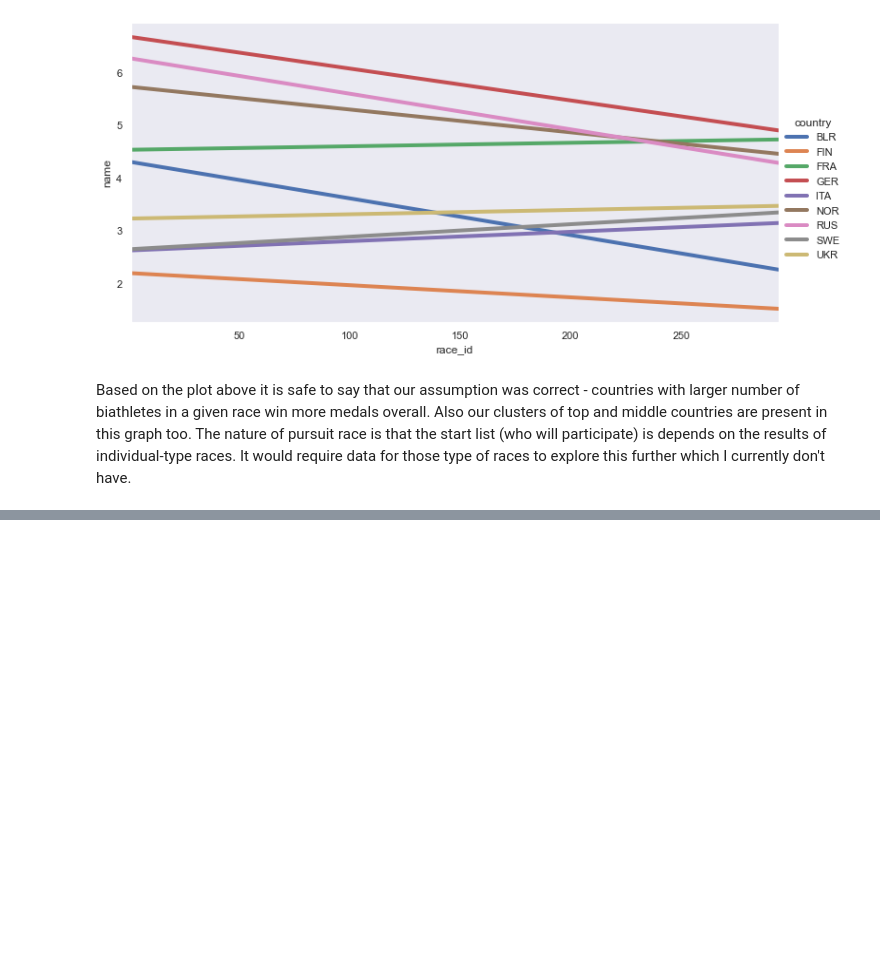
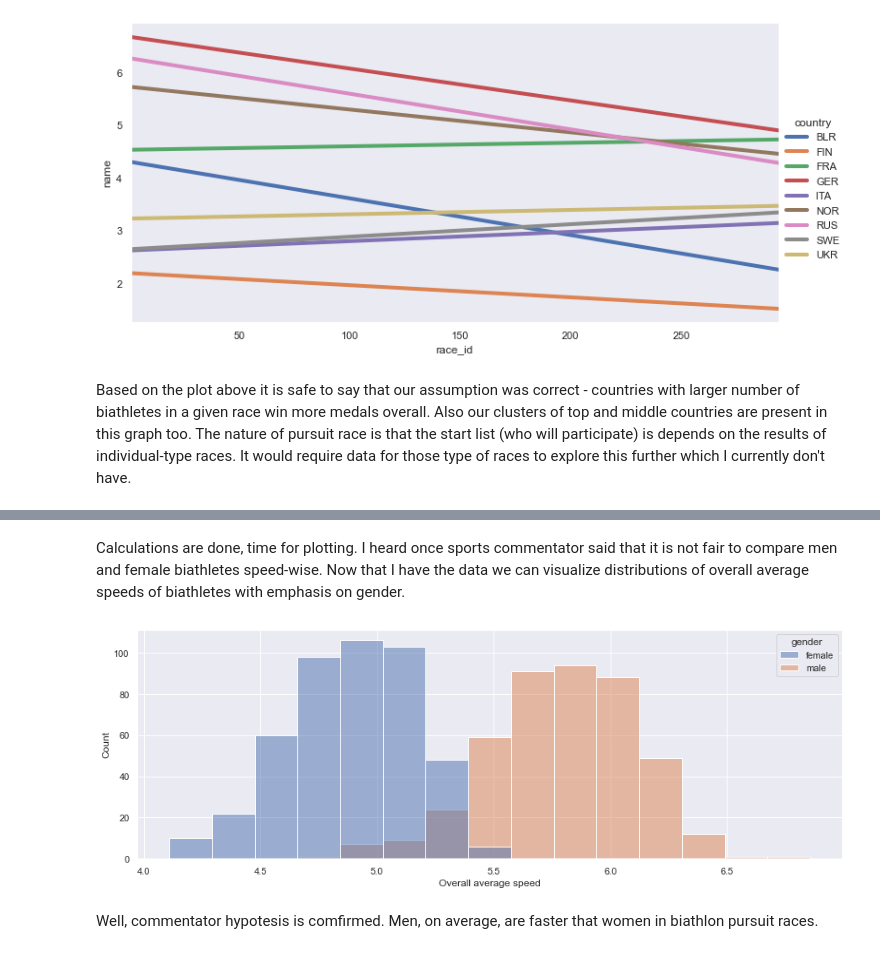
Before and after one commit to iliakhrenov/biathlon_data_analysis, a Jupyter notebook: EDA.ipynb, the cells around one changed output, grey strips where cells are left out. Cells and saved outputs as stored; diff of their text form; code cells hidden in the pictures; blank space fills up the shorter version.

```diff
--- a/EDA.ipynb
+++ b/EDA.ipynb
@@ -438,0 +495,38 @@ sns.scatterplot(data=grouped.loc[grouped['tot_acc'].isna() == False], x='tot_sho
+# %%
+# Calculating time (in seconds) traveled for every row.
+grouped = (
+    df.groupby('race_id')[['race_id','rank', 'result_time']].head(1)
+    .reset_index(drop=True).set_index(['race_id'])['result_time']
+    )
+df = pd.merge(df, grouped, how='left', on='race_id', suffixes=[None,'_first'])
+df.loc[df['rank'] != 1, 'result_time_concat'] = (
+    df['result_time_first'] + df['result_time']
+    )
+# %%
+df.loc[df['rank'] == 1, 'result_time_concat'] = df['result_time_first']
+df['seconds_traveled'] = df['result_time_concat'].apply(to_secs_result)
+df = df.drop(['result_time_first', 'result_time_concat'], axis=1)
+# %%
+# Calculating distance traveled (in km). Men track is 12.5km, for women 10km;
+# penalty lap is 0.15 km.
+df['distance_traveled'] = (
+    (df['tot_misses']*0.15)
+    + df['gender'].apply(lambda x: 12.5 if x == 'male' else 10.0)
+    )
+df.loc[df['have_finished'] == 'no', 'distance_traveled'] = np.nan
+
+# Calculating average speed (meters per second).
+df['race_avg_speed'] = df['distance_traveled']*1000 / df['seconds_traveled']
+# %%
+# Calculating overall average speed for each biathlete.
+grouped = (
+    df.groupby(['gender','name'])
+    [['distance_traveled', 'seconds_traveled']].sum()
+    .reset_index('gender')
+    )
+grouped['oa_avg_speed'] = (
+    grouped['distance_traveled']*1000
+    / grouped['seconds_traveled']
+    )
+# Store results in oa_avg_speed dataframe.
+oa_avg_speed_df = grouped.copy()
@@ -438,0 +543,9 @@ sns.scatterplot(data=grouped.loc[grouped['tot_acc'].isna() == False], x='tot_sho
+# %% [markdown]
+Calculations are done, time for plotting. I heard once sports commentator said that it is not fair to compare men and female biathletes speed-wise. Now that I have the data we can visualize distributions of overall average speeds of biathletes with emphasis on gender.
+# %%
+sns.histplot(data=oa_avg_speed_df, x='oa_avg_speed', hue='gender')
+plt.xlabel('Overall average speed');
+# %% [output]
+[figure, added]
+# %% [markdown]
+Well, commentator hypotesis is comfirmed. Men, on average, are faster that women in biathlon pursuit races.
```
Also changed, not shown: parts of 24 cells of this notebook.
